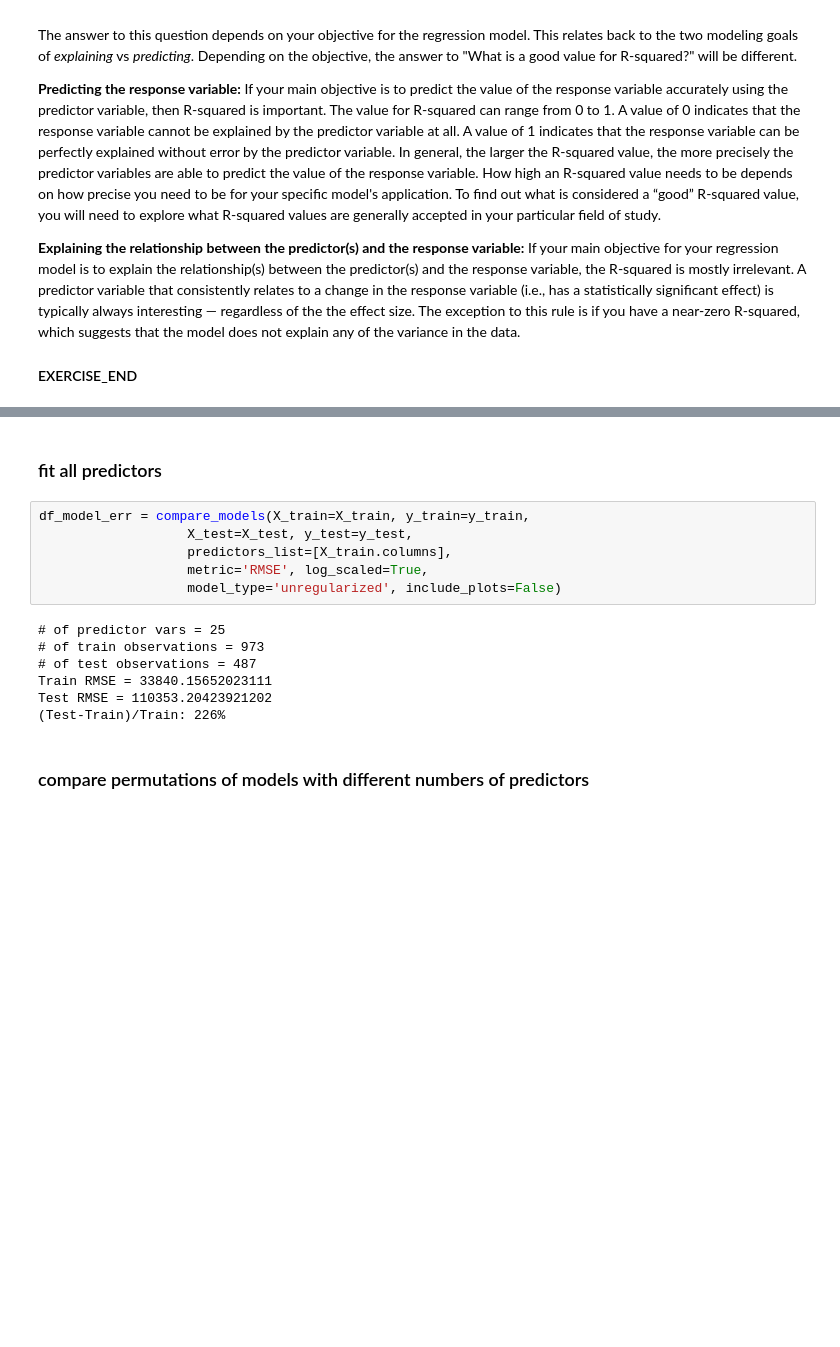
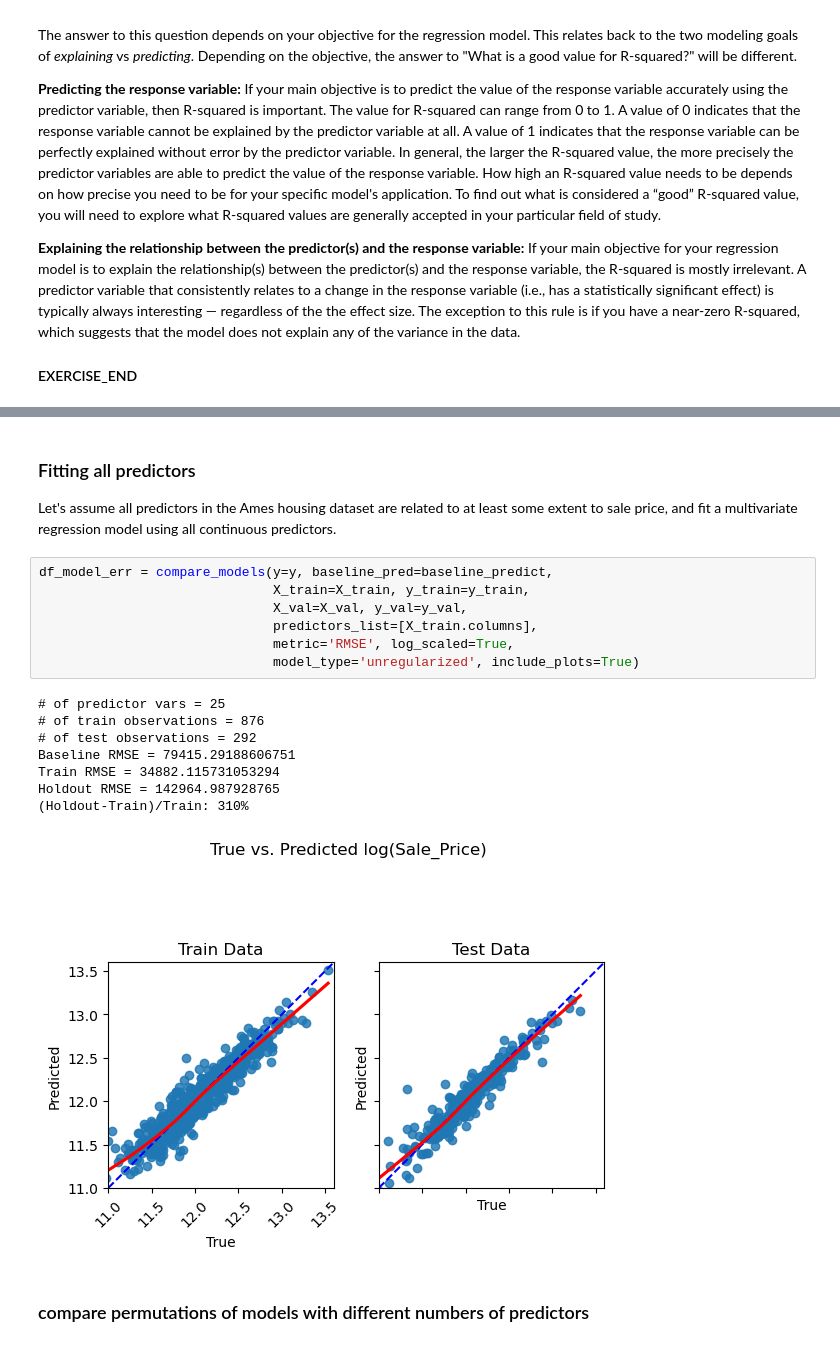
Before and after one commit to carpentries-incubator/high-dimensional-analysis-in-python, a Jupyter notebook: code/03-Regression-intro.ipynb, the cells around one changed output, grey strips where cells are left out. Cells and saved outputs as stored; diff of their text form; blank space fills up the shorter version.

```diff
--- a/code/03-Regression-intro.ipynb
+++ b/code/03-Regression-intro.ipynb
@@ -420,18 +528,22 @@ Test RMSE = 90726.32385904736
 # %% [markdown]
-### fit all predictors
+### Fitting all predictors
+Let's assume all predictors in the Ames housing dataset are related to at least some extent to sale price, and fit a multivariate regression model using all continuous predictors.
 # %%
-df_model_err = compare_models(X_train=X_train, y_train=y_train,
-                   X_test=X_test, y_test=y_test,
-                   predictors_list=[X_train.columns],
-                   metric='RMSE', log_scaled=True,
-                   model_type='unregularized', include_plots=False)
+df_model_err = compare_models(y=y, baseline_pred=baseline_predict,
+                              X_train=X_train, y_train=y_train,
+                              X_val=X_val, y_val=y_val,
+                              predictors_list=[X_train.columns],
+                              metric='RMSE', log_scaled=True,
+                              model_type='unregularized', include_plots=True)
 # %% [output]
 # of predictor vars = 25
-# of train observations = 973
-# of test observations = 487
-Train RMSE = 33840.15652023111
-Test RMSE = 110353.20423921202
-(Test-Train)/Train: 226%
+# of train observations = 876
+# of test observations = 292
+Baseline RMSE = 79415.29188606751
+Train RMSE = 34882.115731053294
+Holdout RMSE = 142964.987928765
+(Holdout-Train)/Train: 310%
+[figure, added]
 # %% [markdown]
 ### compare permutations of models with different numbers of predictors
 # %%
```
Also changed, not shown: parts of 34 cells of this notebook, 3 other files.
